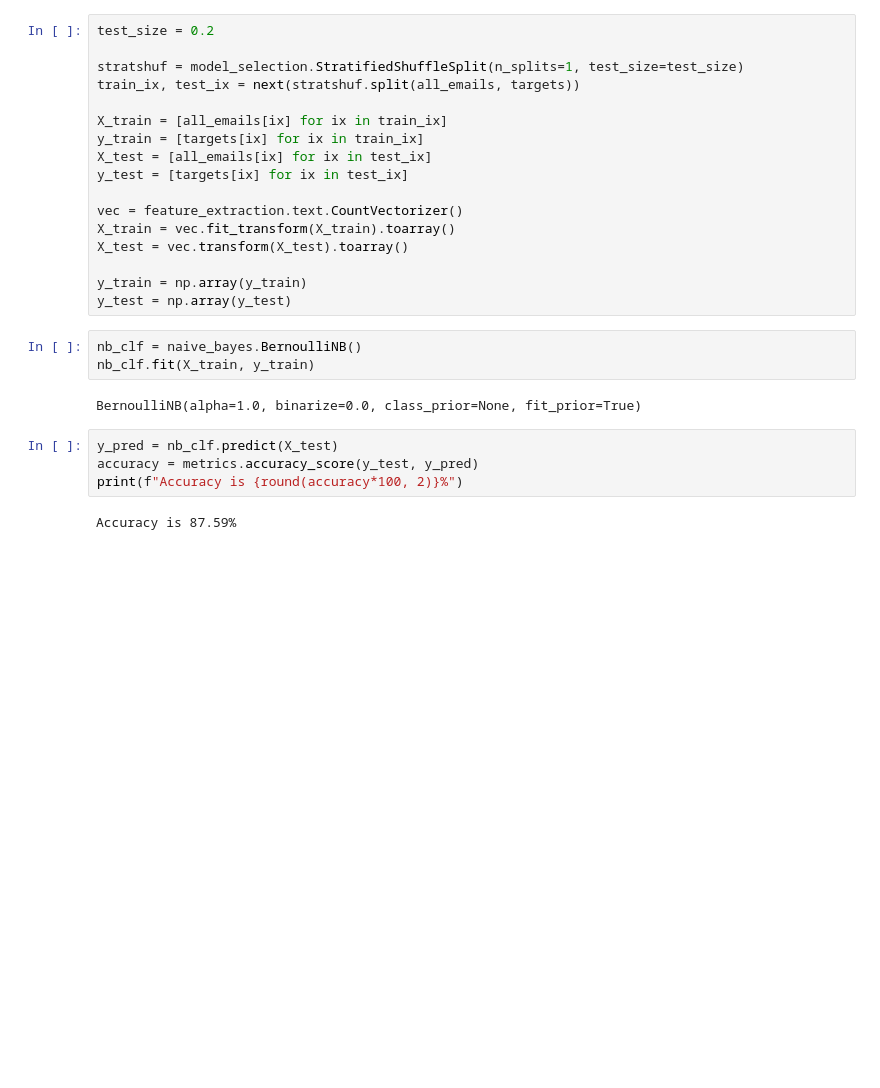
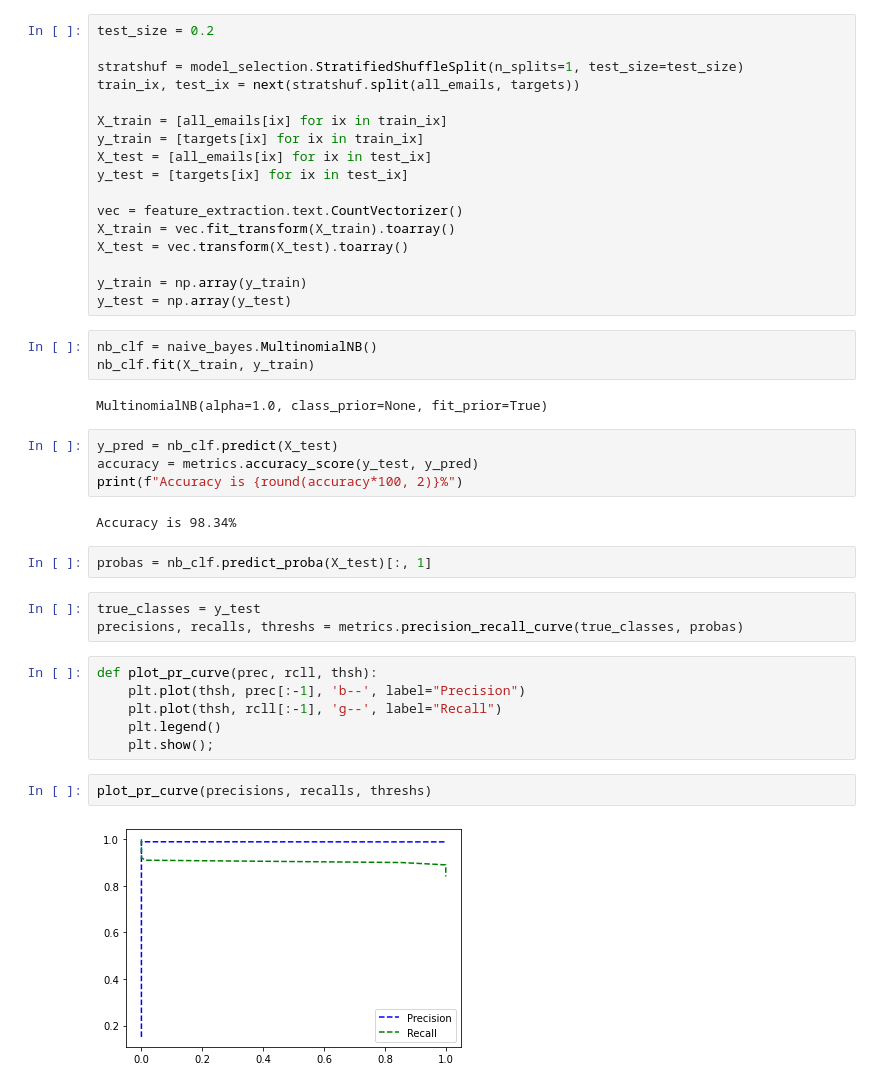
Before and after one commit to dcoxnard/handsonml_notes_solutions, a Jupyter notebook: 03_3_spam.ipynb, the cells around one changed output. Saved outputs shown, nothing was run; the diff lists cells and outputs as text; blank space fills up the shorter version.

```diff
--- a/03_3_spam.ipynb
+++ b/03_3_spam.ipynb
@@ -68,13 +69,28 @@ X_test = vec.transform(X_test).toarray()
 y_train = np.array(y_train)
 y_test = np.array(y_test)
 # %%
-nb_clf = naive_bayes.BernoulliNB()
+nb_clf = naive_bayes.MultinomialNB()
 nb_clf.fit(X_train, y_train)
 # %% [output]
-BernoulliNB(alpha=1.0, binarize=0.0, class_prior=None, fit_prior=True)
+MultinomialNB(alpha=1.0, class_prior=None, fit_prior=True)
 # %%
 y_pred = nb_clf.predict(X_test)
 accuracy = metrics.accuracy_score(y_test, y_pred)
 print(f"Accuracy is {round(accuracy*100, 2)}%")
 # %% [output]
-Accuracy is 87.59%
+Accuracy is 98.34%
+# %%
+probas = nb_clf.predict_proba(X_test)[:, 1]
+# %%
+true_classes = y_test
+precisions, recalls, threshs = metrics.precision_recall_curve(true_classes, probas)
+# %%
+def plot_pr_curve(prec, rcll, thsh):
+    plt.plot(thsh, prec[:-1], 'b--', label="Precision")
+    plt.plot(thsh, rcll[:-1], 'g--', label="Recall")
+    plt.legend()
+    plt.show();
+# %%
+plot_pr_curve(precisions, recalls, threshs)
+# %% [output]
+[figure, added]
```
Also changed, not shown: parts of 6 cells of this notebook, 1 other file.
